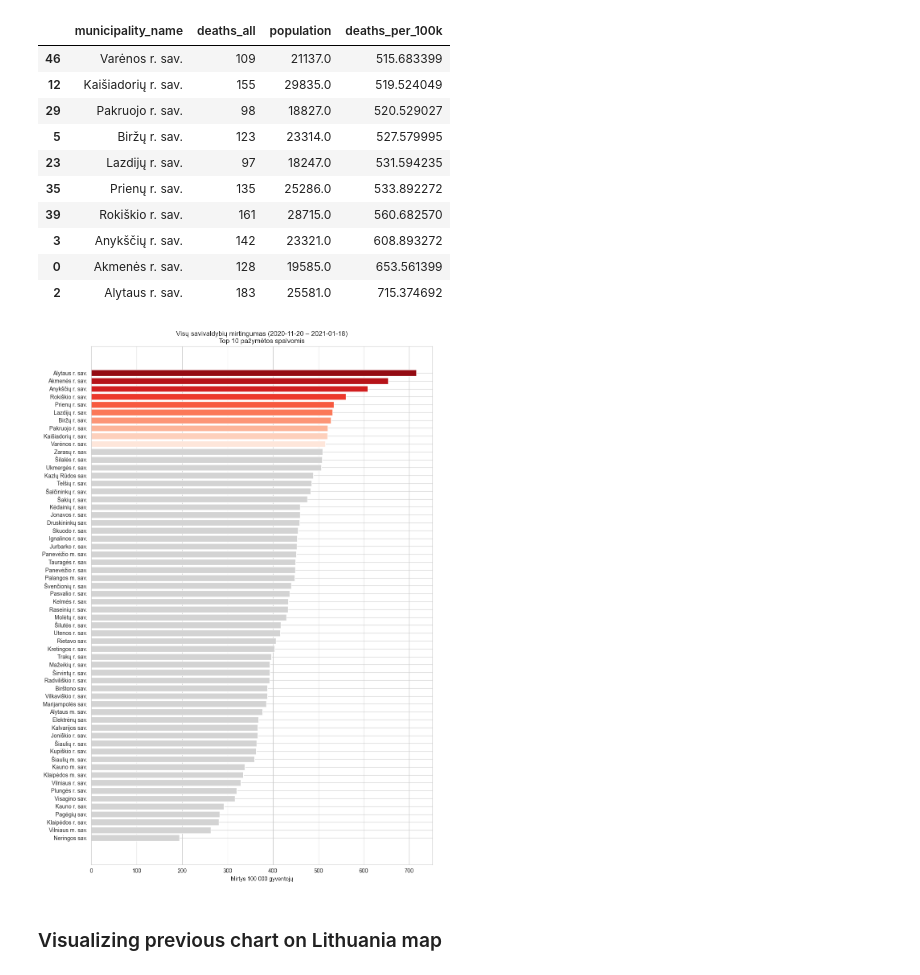
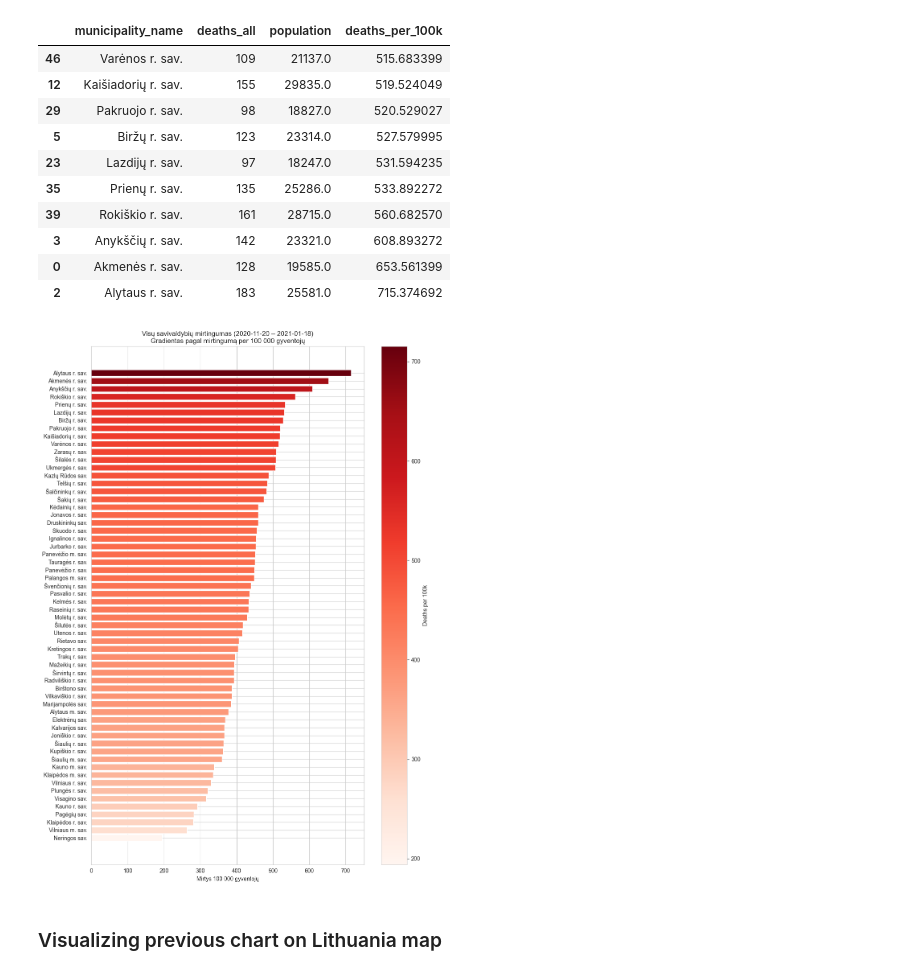
Before and after one commit to Angelika3108/COVID19_LT, a Jupyter notebook: CovidLT2020_2025.ipynb, the cells around one changed output. Drawn from its saved outputs; the diff is of its cells as text; code cells hidden in the pictures.

Commit message:
made gradient for whole chart

```diff
--- a/CovidLT2020_2025.ipynb
+++ b/CovidLT2020_2025.ipynb
@@ -236,29 +235,35 @@ top10.head(10)
 | 3 | Anykščių r. sav. | 142 | 23321.0 | 608.893272 |
 | 0 | Akmenės r. sav. | 128 | 19585.0 | 653.561399 |
 | 2 | Alytaus r. sav. | 183 | 25581.0 | 715.374692 |
-# %%
-#plotting
-colors = []
-gradient = sns.color_palette("Reds", n_colors=10)
-
-for name in merged['municipality_name']:
-    if name in top10_names:
-        # Use gradient color based on rank in top10
-        index_in_top10 = top10_names.index(name)
-        colors.append(gradient[index_in_top10])
-    else:
-        colors.append('lightgrey')  # Neutral color for other municipalities
-
-
-plt.figure(figsize=(10, 14))  # Taller plot for many entries
-bars = plt.barh(merged['municipality_name'], merged['deaths_per_100k'], color=colors)
-
-plt.xlabel('Mirtys 100 000 gyventojų')
-plt.title('Visų savivaldybių mirtingumas (2020-11-20 – 2021-01-18)\nTop 10 pažymėtos spalvomis')
-plt.tight_layout()
-plt.savefig('chart4.jpg', format='jpg', dpi=300, bbox_inches='tight')
-plt.show()
-# %% [output]
-[figure, removed]
+# %%
+#plotting
+# We normalize the deaths_per_100k so that the gradient spans the whole range of values.
+norm = plt.Normalize(vmin=merged['deaths_per_100k'].min(), vmax=merged['deaths_per_100k'].max())
+cmap = sns.color_palette("Reds", as_cmap=True)
+
+# Apply the gradient
+colors = [cmap(norm(value)) for value in merged['deaths_per_100k']]
+
+# Plotting
+plt.figure(figsize=(10, 14))  # Taller plot for many entries
+bars = plt.barh(merged['municipality_name'], merged['deaths_per_100k'], color=colors)  # No edgecolor
+
+# Add a color bar
+sm = plt.cm.ScalarMappable(cmap=cmap, norm=norm)
+sm.set_array([])  # This is needed to create the color bar
+
+# Explicitly pass the axes for the color bar
+plt.colorbar(sm, label='Deaths per 100k', ax=plt.gca())
+
+# Add labels and title
+plt.xlabel('Mirtys 100 000 gyventojų')
+plt.title('Visų savivaldybių mirtingumas (2020-11-20 – 2021-01-18)\nGradientas pagal mirtingumą per 100 000 gyventojų')
+
+# Final adjustments
+plt.tight_layout()
+plt.savefig('chart4.jpg', format='jpg', dpi=300, bbox_inches='tight')
+plt.show()
+# %% [output]
+[figure, added]
 # %% [markdown]
 ### Visualizing previous chart on Lithuania map
```
Also changed, not shown: parts of 1 cell of this notebook, 1 other file.
